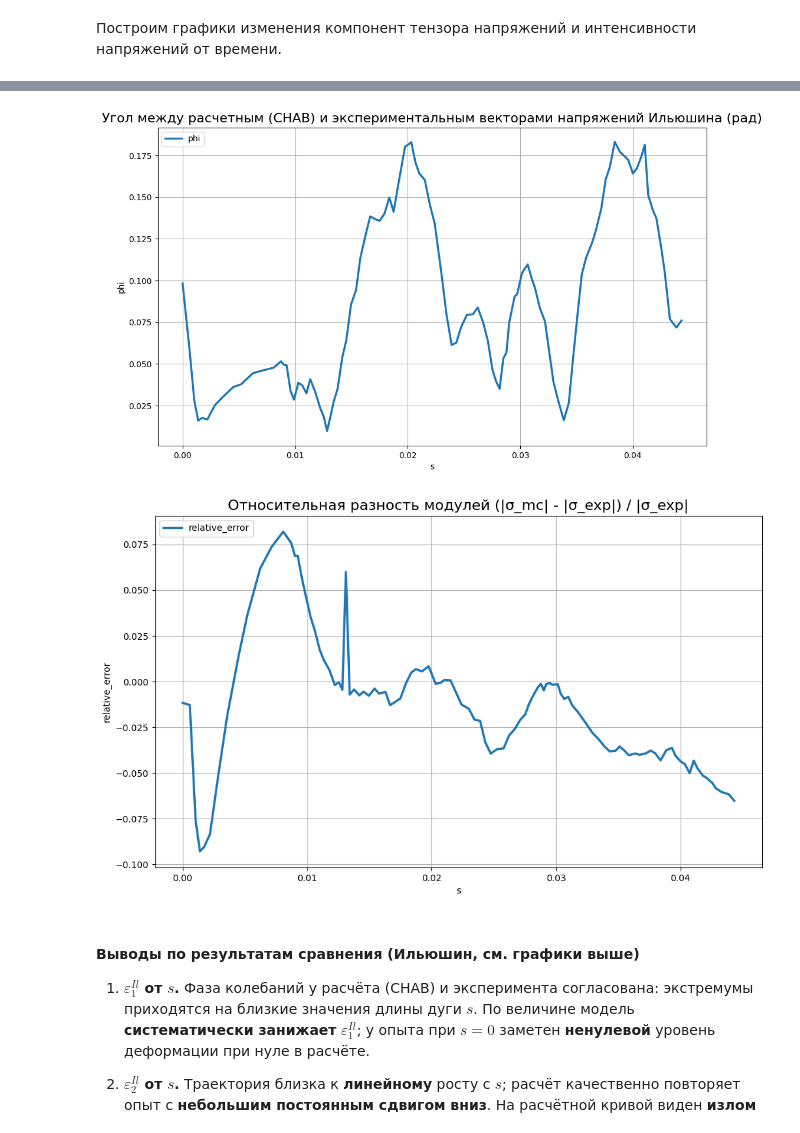
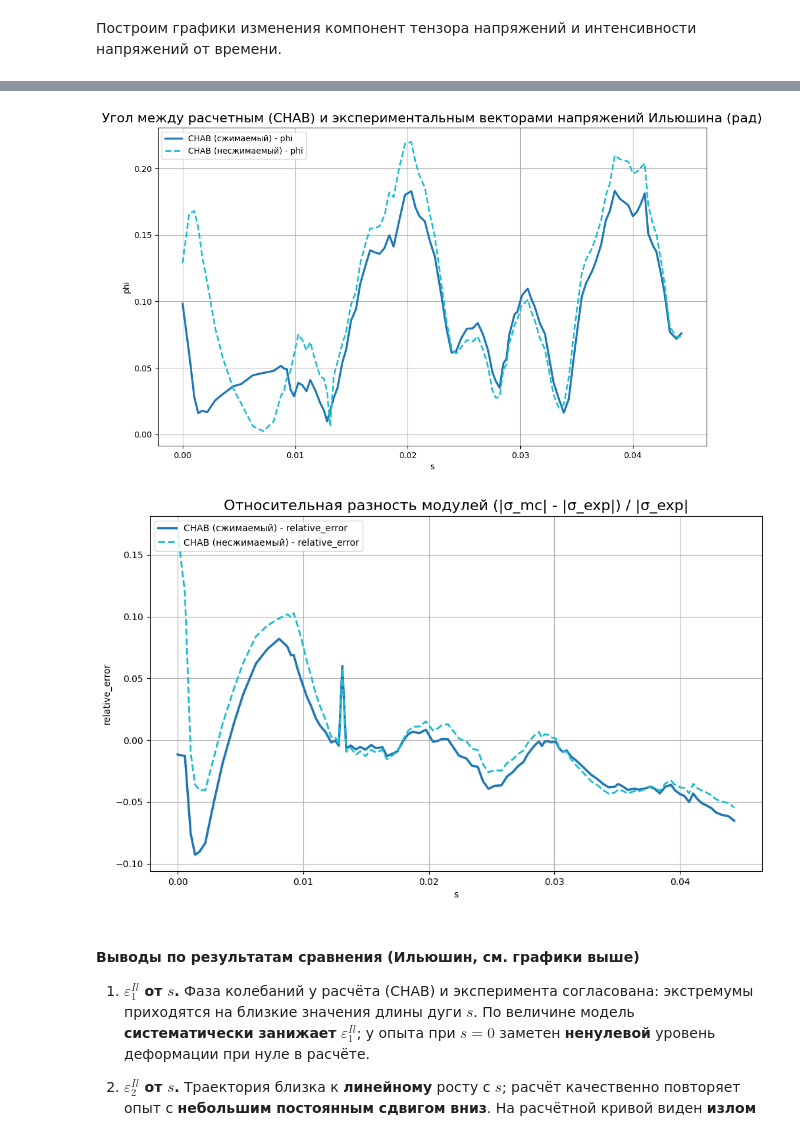
Before and after one commit to ArtemDos/complex_deformations, a Jupyter notebook: P29/experimental_vint/chab.ipynb, the cells around one changed output, grey strips where cells are left out. Saved outputs shown, nothing was run; the diff lists cells and outputs as text; code cells hidden in the pictures.

```diff
--- a/P29/experimental_vint/chab.ipynb
+++ b/P29/experimental_vint/chab.ipynb
@@ -31,6 +33,7 @@ real_experiment = calculate_von_mises_stress(
 from core.reader import read_ansys_csv
 
 numerical_experiment_chab = read_ansys_csv("chab.csv")
+numerical_experiment_chab_inc = read_ansys_csv("chab_incompressible.csv")
 # %%
 from core.visualizer import plot_xy
 
@@ -167,25 +179,38 @@ df_metrics = ilushin_stress_metrics_at_experiment_times(
     compressible=False,
     direction="nearest",
 )
+df_metrics_inc = ilushin_stress_metrics_at_experiment_times(
+    real_experiment,
+    numerical_experiment_chab_inc,
+    time_col="Time",
+    compressible=False,
+    direction="nearest",
+)
 # %%
 plot_xy(
-    data_pairs=[(model_name, df_metrics)],
+    data_pairs=[
+        (f"{model_name} (сжимаемый)", df_metrics),
+        (f"{model_name} (несжимаемый)", df_metrics_inc),
+    ],
     x_col="s",
     y_cols=["phi"],
     title=f"Угол между расчетным ({model_name}) и экспериментальным векторами напряжений Ильюшина (рад)",
     figsize=(12, 7),
 )
 
 plot_xy(
-    data_pairs=[(model_name, df_metrics)],
+    data_pairs=[
+        (f"{model_name} (сжимаемый)", df_metrics),
+        (f"{model_name} (несжимаемый)", df_metrics_inc),
+    ],
     x_col="s",
     y_cols=["relative_error"],
     title=f"Относительная разность модулей (|σ_mc| - |σ_exp|) / |σ_exp|",
     figsize=(12, 7),
 )
 # %% [output]
-[figure, old version]
+[figure, new version]
-[figure, old version]
+[figure, new version]
 # %% [markdown]
 #### Выводы по результатам сравнения (Ильюшин, см. графики выше)
 
```
Also changed, not shown: parts of 12 cells of this notebook, 4 other files.
